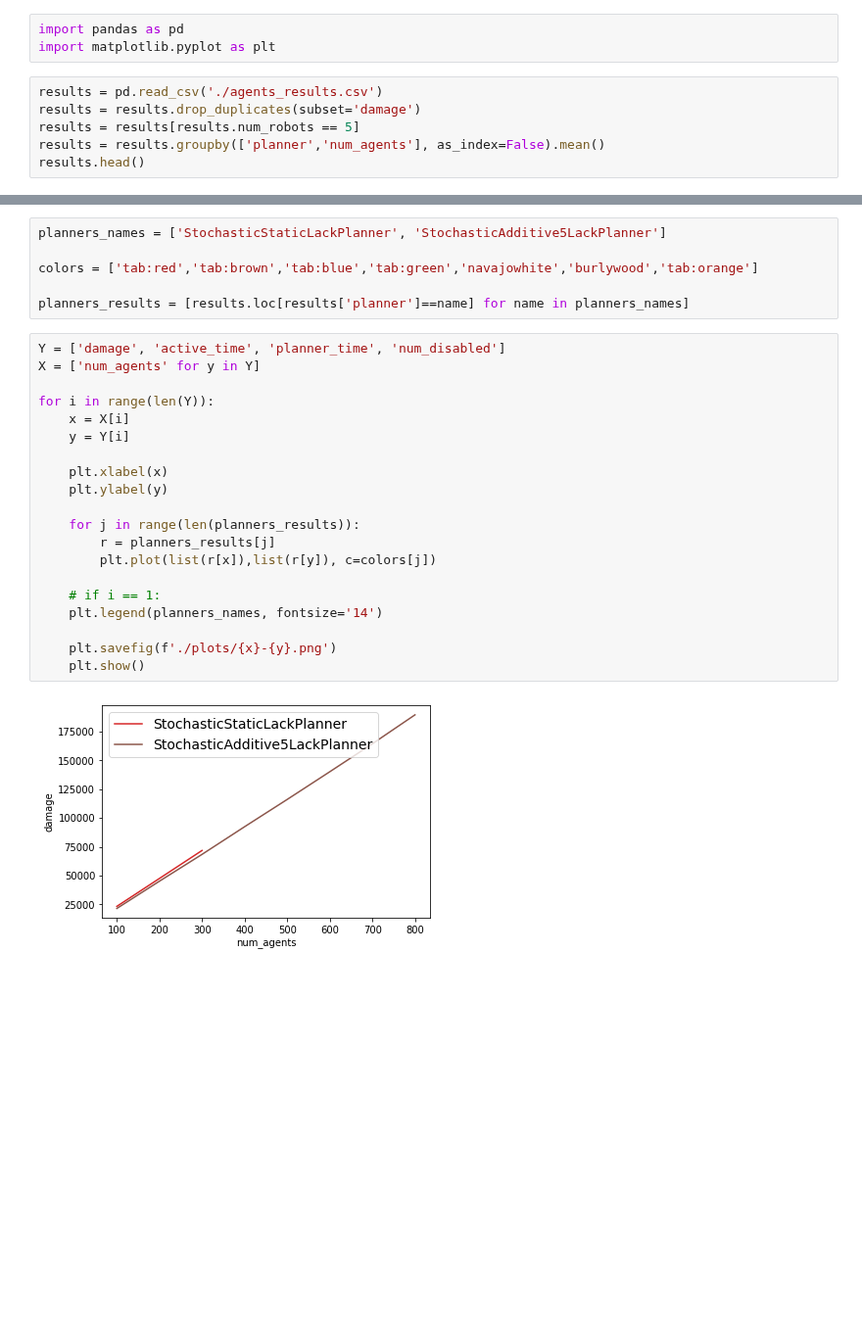
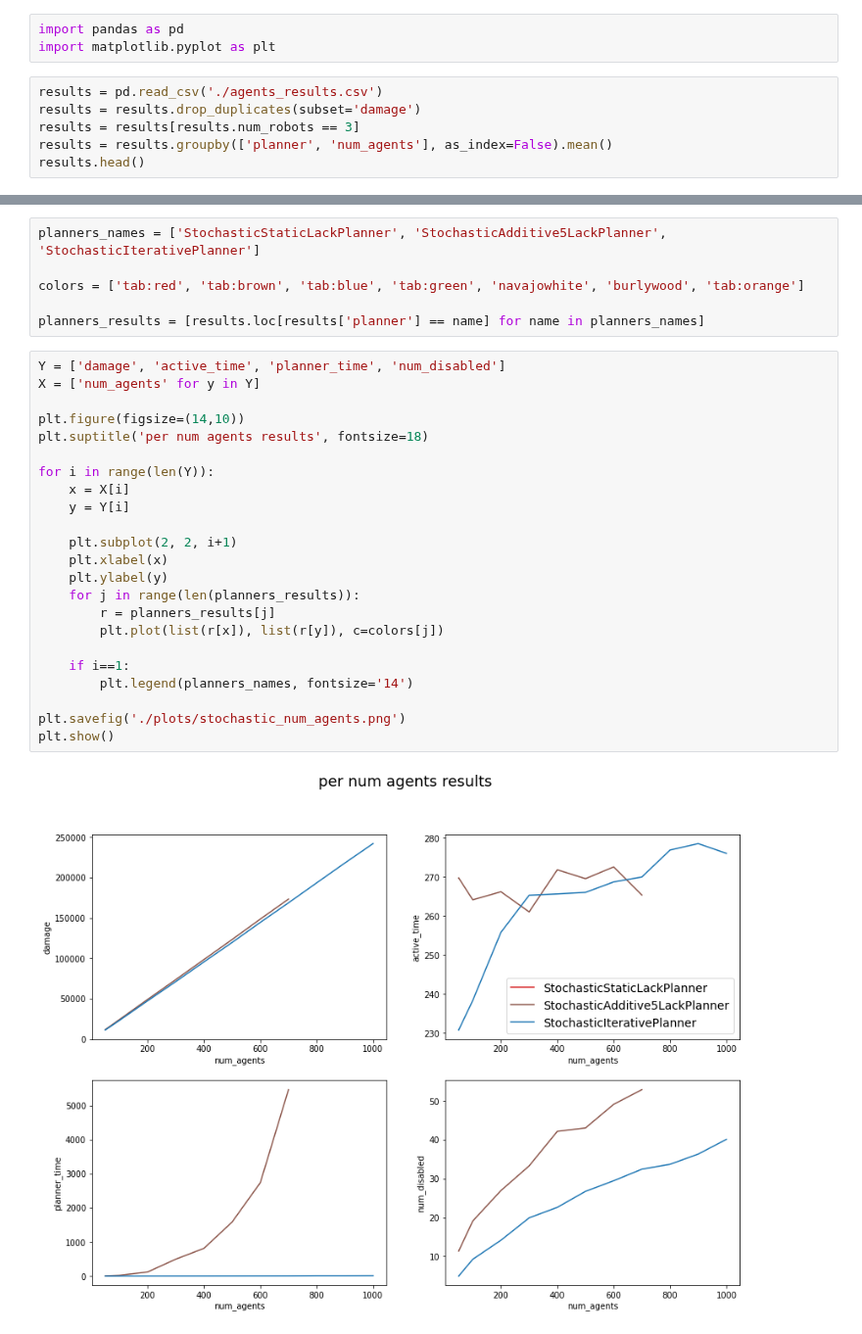
Before and after one commit to Elilgo324/dsd, a Jupyter notebook: experiments/stochastic/agents.ipynb, the cells around one changed output, grey strips where cells are left out. Shown at 98% size. Saved outputs shown, nothing was run; the diff lists cells and outputs as text; blank space fills up the shorter version.

Commit message:
iterative

```diff
--- a/experiments/stochastic/agents.ipynb
+++ b/experiments/stochastic/agents.ipynb
@@ -6,8 +6,8 @@ import matplotlib.pyplot as plt
 # %%
 results = pd.read_csv('./agents_results.csv')
 results = results.drop_duplicates(subset='damage')
-results = results[results.num_robots == 5]
-results = results.groupby(['planner','num_agents'], as_index=False).mean()
+results = results[results.num_robots == 3]
+results = results.groupby(['planner', 'num_agents'], as_index=False).mean()
 results.head()
 # %% [output]
 |  | planner | num_agents | num_robots | f | d | sigma | active_time | planner_time | damage | ... |
@@ -19,28 +19,31 @@ results.head()
 # %%
-planners_names = ['StochasticStaticLackPlanner', 'StochasticAdditive5LackPlanner']
+planners_names = ['StochasticStaticLackPlanner', 'StochasticAdditive5LackPlanner', 'StochasticIterativePlanner']
 
-colors = ['tab:red','tab:brown','tab:blue','tab:green','navajowhite','burlywood','tab:orange']
+colors = ['tab:red', 'tab:brown', 'tab:blue', 'tab:green', 'navajowhite', 'burlywood', 'tab:orange']
 
-planners_results = [results.loc[results['planner']==name] for name in planners_names]
+planners_results = [results.loc[results['planner'] == name] for name in planners_names]
 # %%
 Y = ['damage', 'active_time', 'planner_time', 'num_disabled']
 X = ['num_agents' for y in Y]
+
+plt.figure(figsize=(14,10))
+plt.suptitle('per num agents results', fontsize=18)
 
 for i in range(len(Y)):
     x = X[i]
     y = Y[i]
 
+    plt.subplot(2, 2, i+1)
     plt.xlabel(x)
     plt.ylabel(y)
-
     for j in range(len(planners_results)):
         r = planners_results[j]
-        plt.plot(list(r[x]),list(r[y]), c=colors[j])
+        plt.plot(list(r[x]), list(r[y]), c=colors[j])
 
-    # if i == 1:
-    plt.legend(planners_names, fontsize='14')
+    if i==1:
+        plt.legend(planners_names, fontsize='14')
 
-    plt.savefig(f'./plots/{x}-{y}.png')
-    plt.show()
+plt.savefig('./plots/stochastic_num_agents.png')
+plt.show()
 # %% [output]
-[figure, old version]
+[figure, new version]
```
Also changed, not shown: parts of 2 cells of this notebook, 4 other files.
